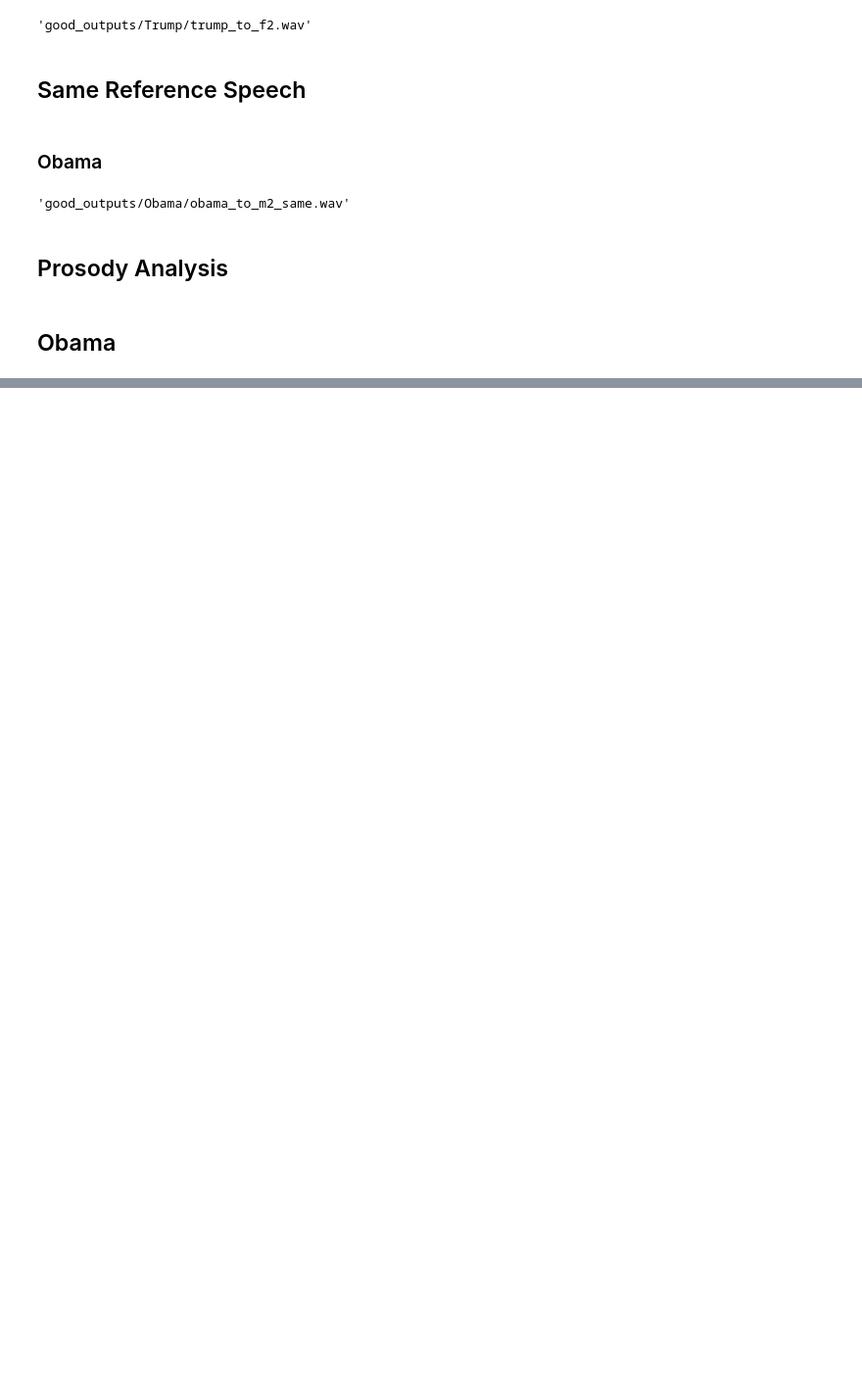
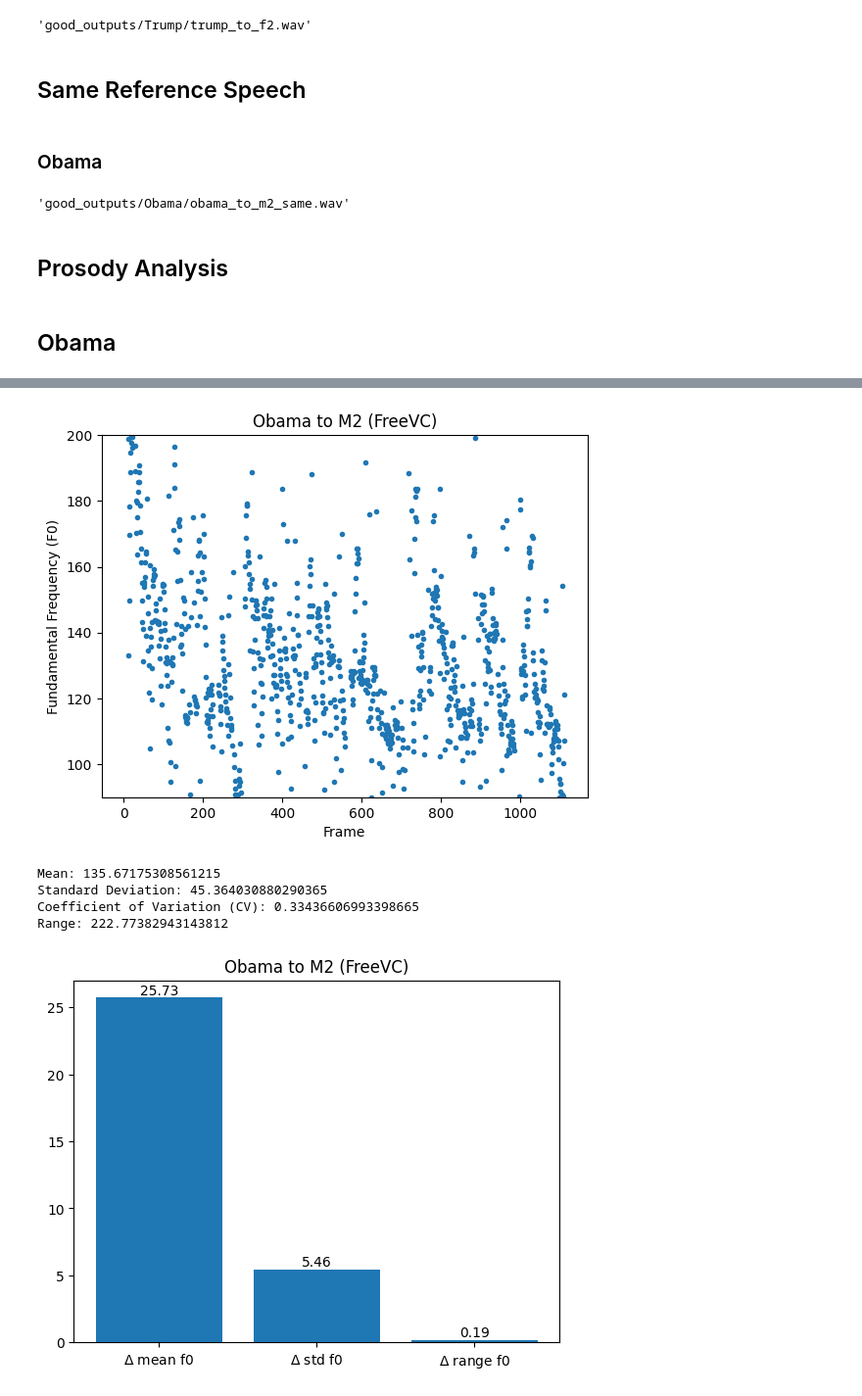
Before and after one commit to ndsoham/PSI-Prosody-Experiment, a Jupyter notebook: Timbre-Conversion-FreeVC.ipynb, the cells around one changed output, grey strips where cells are left out. Shown at 98% size. Cells and saved outputs as stored; diff of their text form; code cells hidden in the pictures; blank space fills up the shorter version.

```diff
--- a/Timbre-Conversion-FreeVC.ipynb
+++ b/Timbre-Conversion-FreeVC.ipynb
@@ -148,0 +189,11 @@ Range: 222.77382943143812
+# %%
+obama_to_m2_f0s = estimate_frequencies("good_outputs/Obama/FreeVC/obama_to_m2.wav", "Obama to M2 (FreeVC)")
+print_statistics(obama_to_m2_f0s)
+plot_delta_statistics(obama_bf_f0s, obama_to_m2_f0s, "Obama to M2 (FreeVC)")
+# %% [output]
+[figure, added]
+Mean: 135.67175308561215
+Standard Deviation: 45.364030880290365
+Coefficient of Variation (CV): 0.33436606993398665
+Range: 222.77382943143812
+[figure, added]
```
Also changed, not shown: parts of 20 cells of this notebook.
